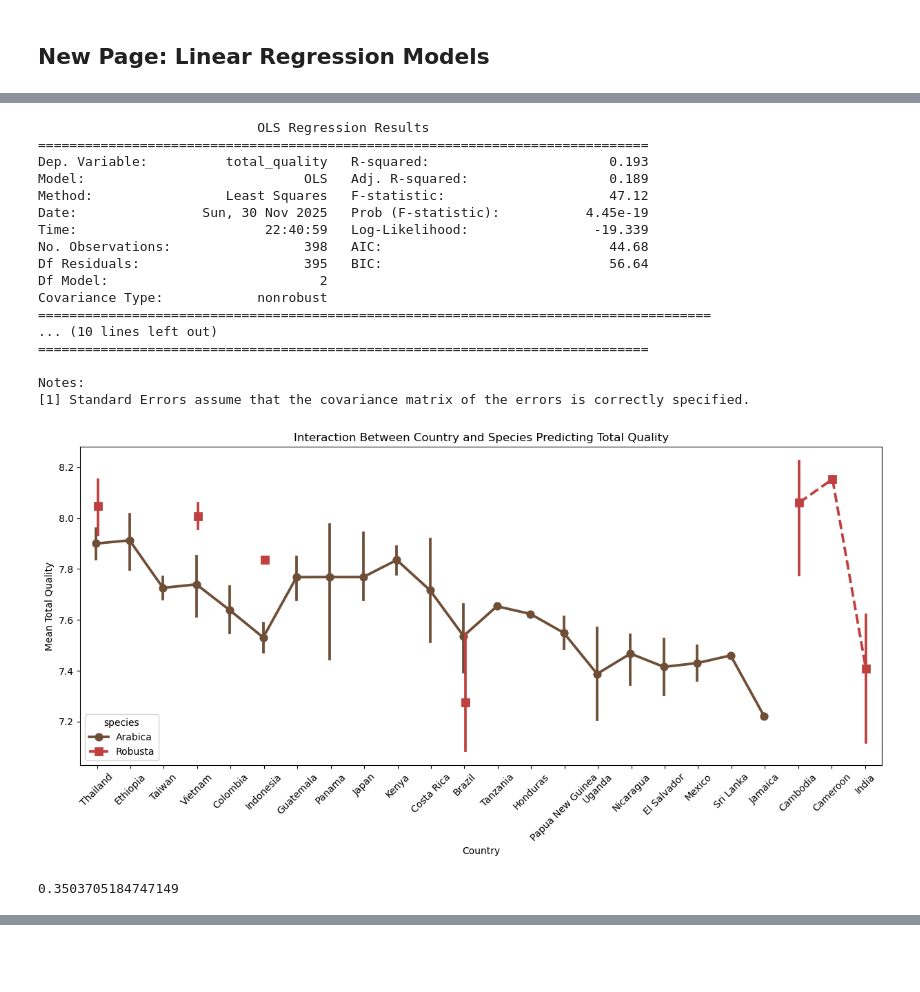
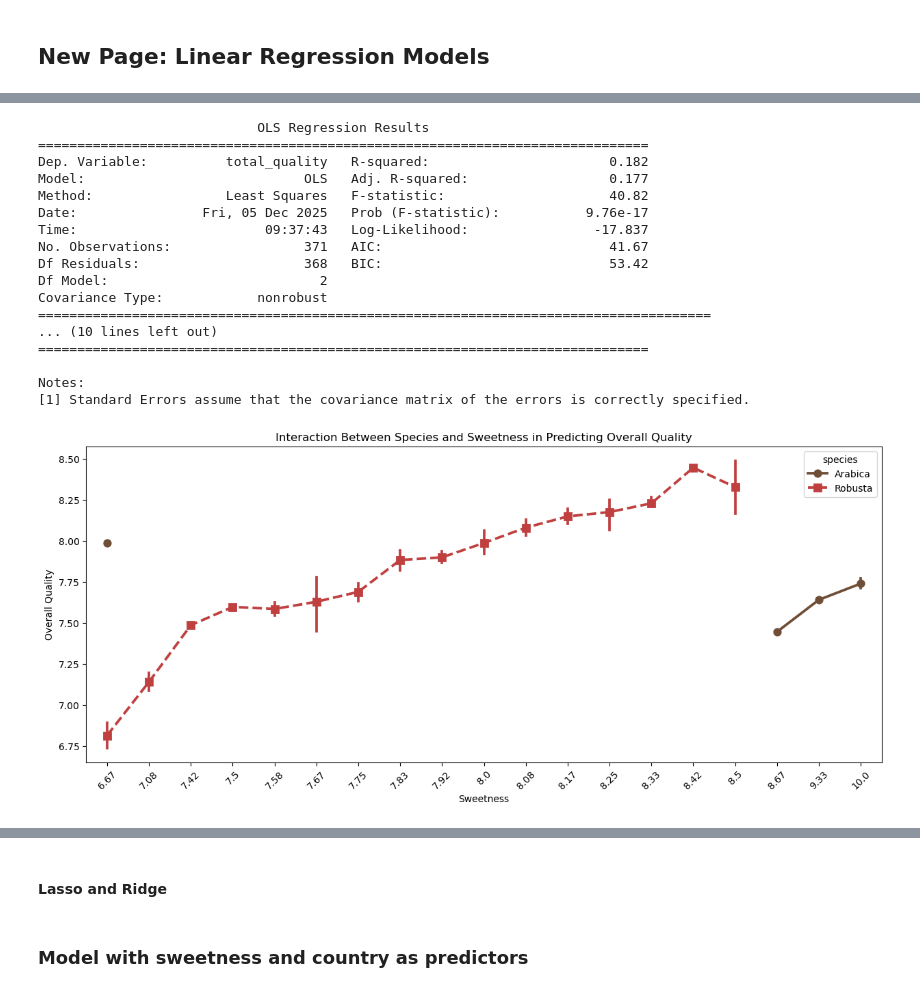
Before and after one commit to ashritakodali/coffee_quality_analysis, a Jupyter notebook: final_linear_regression.ipynb, the cells around one changed output, grey strips where cells are left out. Drawn from its saved outputs; the diff is of its cells as text; code cells hidden in the pictures; blank space fills up the shorter version.

```diff
--- a/final_linear_regression.ipynb
+++ b/final_linear_regression.ipynb
@@ -100,12 +88,6 @@ plt.show()
 ## New Page: Predictor Variables on Overall Quality
 # %%
 # Observe total_quality grouped by country and most used processing method
-
-coffee['country'] = coffee['country'].replace({
-    "Tanzania, United Republic Of": "Tanzania"
-})
-
-
 mode_processing = coffee.groupby('country')['processing_method'] \
                        .agg(lambda x: x.mode()[0])
 
@@ -146,10 +128,6 @@ Passing `palette` without assigning `hue` is deprecated and will be removed in v
 [figure]
 # %%
 from matplotlib.patches import Patch
-
-coffee['country'] = coffee['country'].replace({
-    "Tanzania, United Republic Of": "Tanzania"
-})
 
 coffee = coffee.dropna(subset=['harvest_year'])
 coffee = coffee[coffee['harvest_year'] != 2026]
@@ -395,5 +573,4 @@ Found unknown categories in columns [0] during transform. These unknown categori
 # %%
-# Model with sweetness and species as predictors
 model = smf.ols(formula='total_quality~sweetness+species',data=coffee).fit()
 print(model.summary())
 
@@ -402,20 +579,19 @@ plt.figure(figsize=(15,6))
 palette = ["#6F4E37", "#C04040"]
 
 sns.pointplot(
-    x='country',
+    x='sweetness',
     y='total_quality',
     hue='species',
     data=coffee,
     palette=palette,
-    dodge=True,
     markers=['o','s'],
     linestyles=['-', '--']
 )
 
 plt.xticks(rotation=45)
-plt.title("Interaction Between Country and Species Predicting Total Quality")
-plt.ylabel("Mean Total Quality")
-plt.xlabel("Country")
+plt.title("Interaction Between Species and Sweetness in Predicting Overall Quality")
+plt.ylabel("Overall Quality")
+plt.xlabel("Sweetness")
 plt.show()
 
 # One Hot Encoder
@@ -443,47 +619,58 @@ ols.fit(X_train, y_train)
 
 model1=ols.named_steps["model"]
 predictors=ols.named_steps["preprocess"].get_feature_names_out()
 
-charges_pred=ols.predict(X_test)
-mse=mean_squared_error(y_test, charges_pred)
-rmse=mse**0.5
-print(rmse)
+charges_pred = ols.predict(X_test)
+mse = mean_squared_error(y_test, charges_pred)
+rmse = mse ** 0.5
+r2 = r2_score(y_test, charges_pred)
 
-dat=pd.DataFrame({"Actual": y_test, "Predicted": charges_pred})
+# Actual Vs. Predicted Values plot
+dat = pd.DataFrame({"Actual": y_test, "Predicted": charges_pred})
 
-fig = px.scatter(dat,x="Actual",y="Predicted", trendline="ols")
+fig = px.scatter(dat, x="Actual", y="Predicted", trendline="ols", color_discrete_sequence=["#BF8A64"])
+fig.data[-1].line.color = "#C04040"
+
+fig.add_annotation(
+    x=0.05, y=0.95, xref="paper", yref="paper",
+    text=f"RMSE = {rmse:.2f}<br>R² = {r2:.3f}",
+    showarrow=False,
+    font=dict(size=12)
+)
+fig.update_layout(title = 'Actual Vs. Predicted Overall Quality')
+
 fig.show()
 
 # Residual vs. fitted plot
 coffee['residual']=model.resid
 coffee['fitted']=model.fittedvalues
 
 fig=px.scatter(coffee, x="fitted", y="residual")
 fig.add_hline(y=0, line_dash="dash", line_color="red")
+fig.update_layout(title="Residual vs. Fitted Plot")
 fig.show()
 
 # Partial regression plots
-include=["species[T.Robusta]","sweetness"]
-graph=plt.figure(figsize=(10,10))
+include=["species[T.Robusta]",'sweetness']
+graph=plt.figure(figsize=(15,15))
 plot_partregress_grid(model, fig=graph,exog_idx=include)
 plt.show()
 # %% [output]
                             OLS Regression Results
 ==============================================================================
-Dep. Variable:          total_quality   R-squared:                       0.193
-Model:                            OLS   Adj. R-squared:                  0.189
-Method:                 Least Squares   F-statistic:                     47.12
-Date:                Sun, 30 Nov 2025   Prob (F-statistic):           4.45e-19
-Time:                        22:40:59   Log-Likelihood:                -19.339
-No. Observations:                 398   AIC:                             44.68
-Df Residuals:                     395   BIC:                             56.64
+Dep. Variable:          total_quality   R-squared:                       0.182
+Model:                            OLS   Adj. R-squared:                  0.177
+Method:                 Least Squares   F-statistic:                     40.82
+Date:                Fri, 05 Dec 2025   Prob (F-statistic):           9.76e-17
+Time:                        09:37:43   Log-Likelihood:                -17.837
+No. Observations:                 371   AIC:                             41.67
+Df Residuals:                     368   BIC:                             53.42
 Df Model:                           2
 Covariance Type:            nonrobust
 ======================================================================================
 ... (10 lines left out)
 ==============================================================================
 
 Notes:
 [1] Standard Errors assume that the covariance matrix of the errors is correctly specified.
-[figure, old version]
+[figure, new version]
-0.3503705184747149
@@ -490,0 +678,2 @@ Notes:
+# %% [markdown]
+#### Lasso and Ridge
@@ -491 +754,3 @@ Notes:
+# %% [markdown]
+### Model with sweetness and country as predictors
 # %%
```
Also changed, not shown: parts of 21 cells of this notebook.
